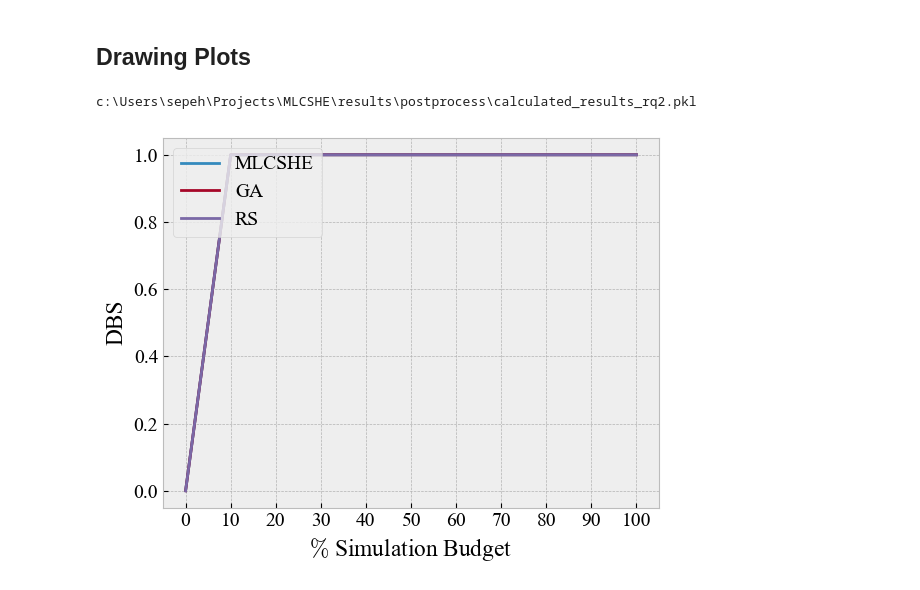
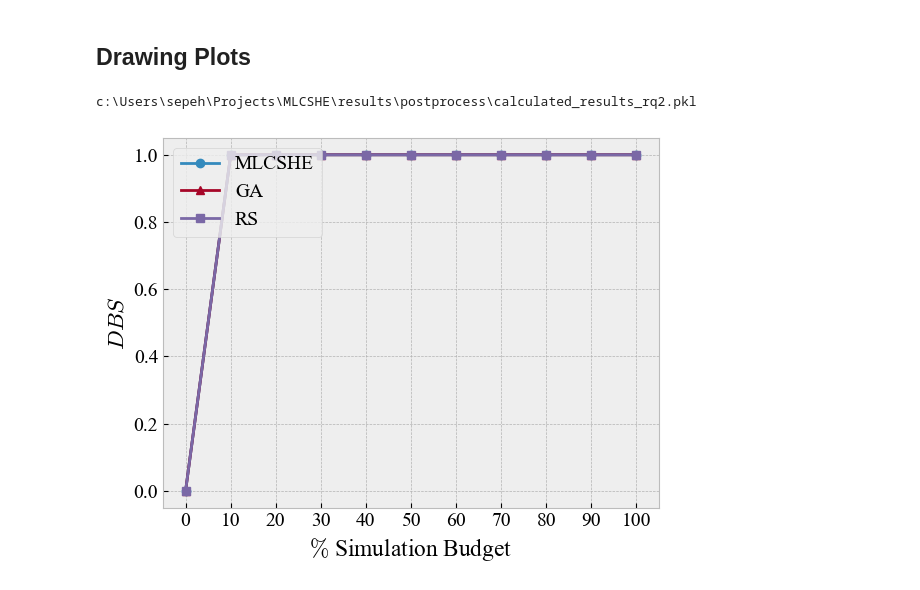
Before and after one commit to SepShr/MLCSHE, a Jupyter notebook: postprocess.ipynb, the cells around one changed output. Drawn from its saved outputs; the diff is of its cells as text; code cells hidden in the pictures.

```diff
--- a/postprocess.ipynb
+++ b/postprocess.ipynb
@@ -852,7 +853,7 @@ rq2_stat_test_df
 ## Drawing Plots
 # %%
 # Draw progression plot for metrics given a method, fitness threshold, and distance threshold
-def draw_progression_plot(data:pd.DataFrame, methods:list, fit_thr:float, dist_thr:float, metric:str, save_fig:bool = False , dest_folder: str = 'diagrams'):
+def draw_progression_plot(data:pd.DataFrame, methods:list, fit_thr:float, dist_thr:float, metric:str, save_fig:bool = False , dest_folder: str = 'diagrams', markers=['o', '^', 's', 'd', '^', 'x', '*']):
     """Get the list of metric values for different methods, a given fitness threshold,
     and given distance threshold and draw a progression plot for them.
     The progression plot is a line plot where the x-axis is the number
@@ -869,45 +870,45 @@ def draw_progression_plot(data:pd.DataFrame, methods:list, fit_thr:float, dist_t
     # xticks = np.arange(xticks_step, 100 + xticks_step, xticks_step)
     xticks = np.arange(0, 100 + xticks_step, xticks_step)
     xticks = np.array(xticks, dtype=int)
-    for method in methods:
+    for method, marker in zip(methods, markers):
         values_per_method = data[(data.method == method) & (data.fit_thr == fit_thr) & (data.dist_thr == dist_thr)][f'{metric}_mean']
         values_per_method = [0.0] + [item for item in values_per_method]
         std_per_method = data[(data.method == method) & (data.fit_thr == fit_thr) & (data.dist_thr == dist_thr)][f'{metric}_95_ci']
         std_per_method = [0.0] + [item for item in std_per_method]
-        ax.plot(xticks, values_per_method, label=method)
+        ax.plot(xticks, values_per_method, label=method, marker=marker)
         ax.fill_between(xticks, np.array(values_per_method) - np.array(std_per_method), np.array(values_per_method) + np.array(std_per_method), alpha=0.2)
     ax.set_xticks(xticks)
     ax.set_xticklabels(xticks)
-    ax.set_ylabel(metric.upper())
+    ax.set_ylabel(f'${metric.upper()}$')
     ax.set_xlabel('$\%$ Simulation Budget')
     # ax.set_title(f'(max_fit = {fit_thr}) - (min_dist = {dist_thr})')
     ax.legend(loc='upper left')
     if save_fig:
         dest_dir = RESULTS_DIR.joinpath(dest_folder)
         dest_dir.mkdir(parents=True, exist_ok=True)
         # save png
         fig.savefig(dest_dir.joinpath(f'progression_plot_{metric}_max_fit_{fit_thr}_min_dist_{dist_thr}.png'), dpi=300)
         # save pdf
         fig.savefig(dest_dir.joinpath(f'progression_plot_{metric}_max_fit_{fit_thr}_min_dist_{dist_thr}.pdf'))
 
 
 # load the calculated results
 calculated_results_file_rq2 = RESULTS_DIR.joinpath('calculated_results_rq2.pkl')
 print(calculated_results_file_rq2)
 with open(calculated_results_file_rq2, 'rb') as f:
     calculated_results_df_rq2 = pd.read_pickle(f)
 
 # Draw progression plot for dbs at different fitness thresholds and distance thresholds
 for metric in ['dbs']:
     for fit_thr, dist_thr in product(FITNESS_THRESHOLDS, DISTANCE_THRESHOLDS):
         draw_progression_plot(
             data=calculated_results_df_rq2,
             methods=['MLCSHE', 'GA', 'RS'],
             fit_thr=fit_thr,
             dist_thr=dist_thr,
             metric=metric,
             save_fig=True
         )
 # %% [output]
 c:\Users\sepeh\Projects\MLCSHE\results\postprocess\calculated_results_rq2.pkl
-[figure, old version]
+[figure, new version]
```
Also changed, not shown: parts of 2 cells of this notebook.
